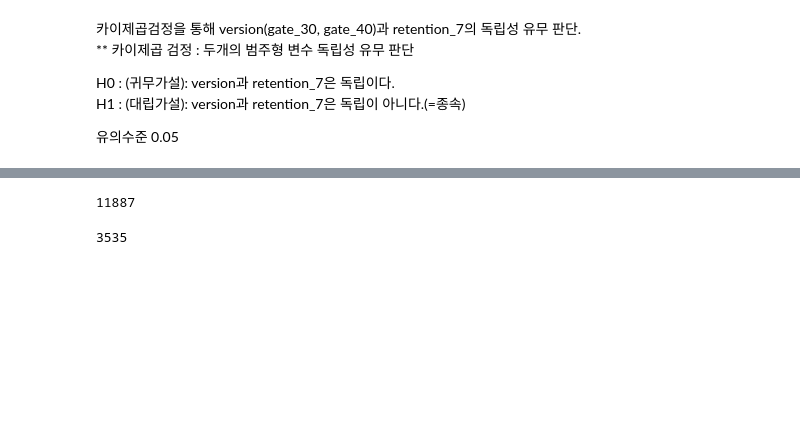
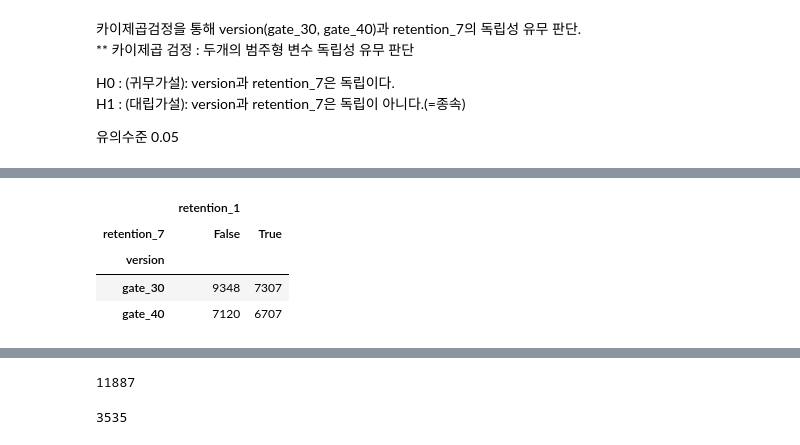
Before and after one commit to HyeRi95/puzzle_game_data_analysis, a Jupyter notebook: practice_1.ipynb, the cells around one changed output, grey strips where cells are left out. Saved outputs shown, nothing was run; the diff lists cells and outputs as text; code cells hidden in the pictures; blank space fills up the shorter version.

```diff
--- a/practice_1.ipynb
+++ b/practice_1.ipynb
@@ -237,3 +248,11 @@ p value 값 :  0.0027222297777463066
+# %%
+df_n_cp.pivot_table(index='version',columns='retention_7',aggfunc='count')
+# %% [output]
+|  | retention_1 |  |
+| retention_7 | False | True |
+| version |  |  |
+| gate_30 | 9348 | 7307 |
+| gate_40 | 7120 | 6707 |
 # %%
 
 
```
Also changed, not shown: parts of 8 cells of this notebook.
